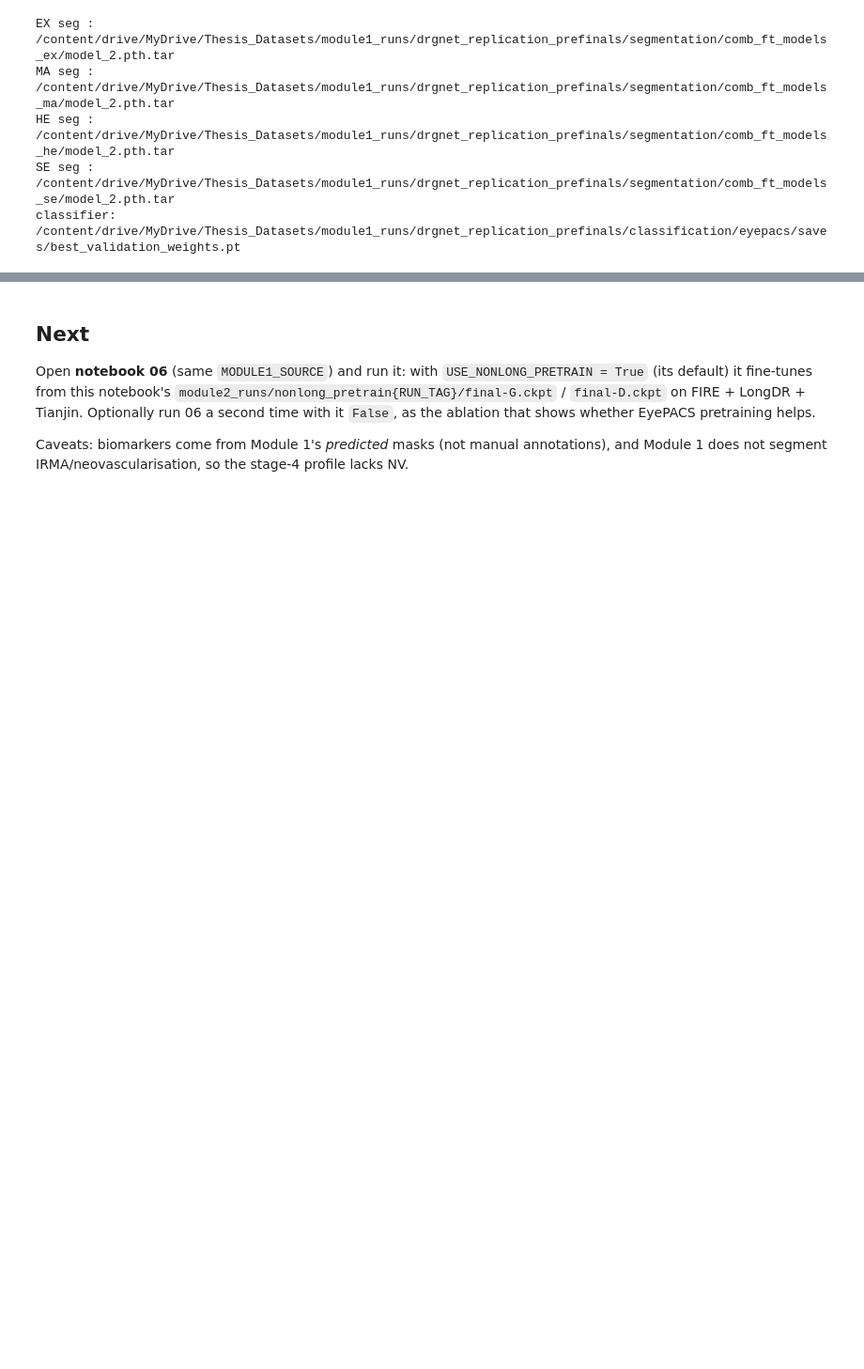
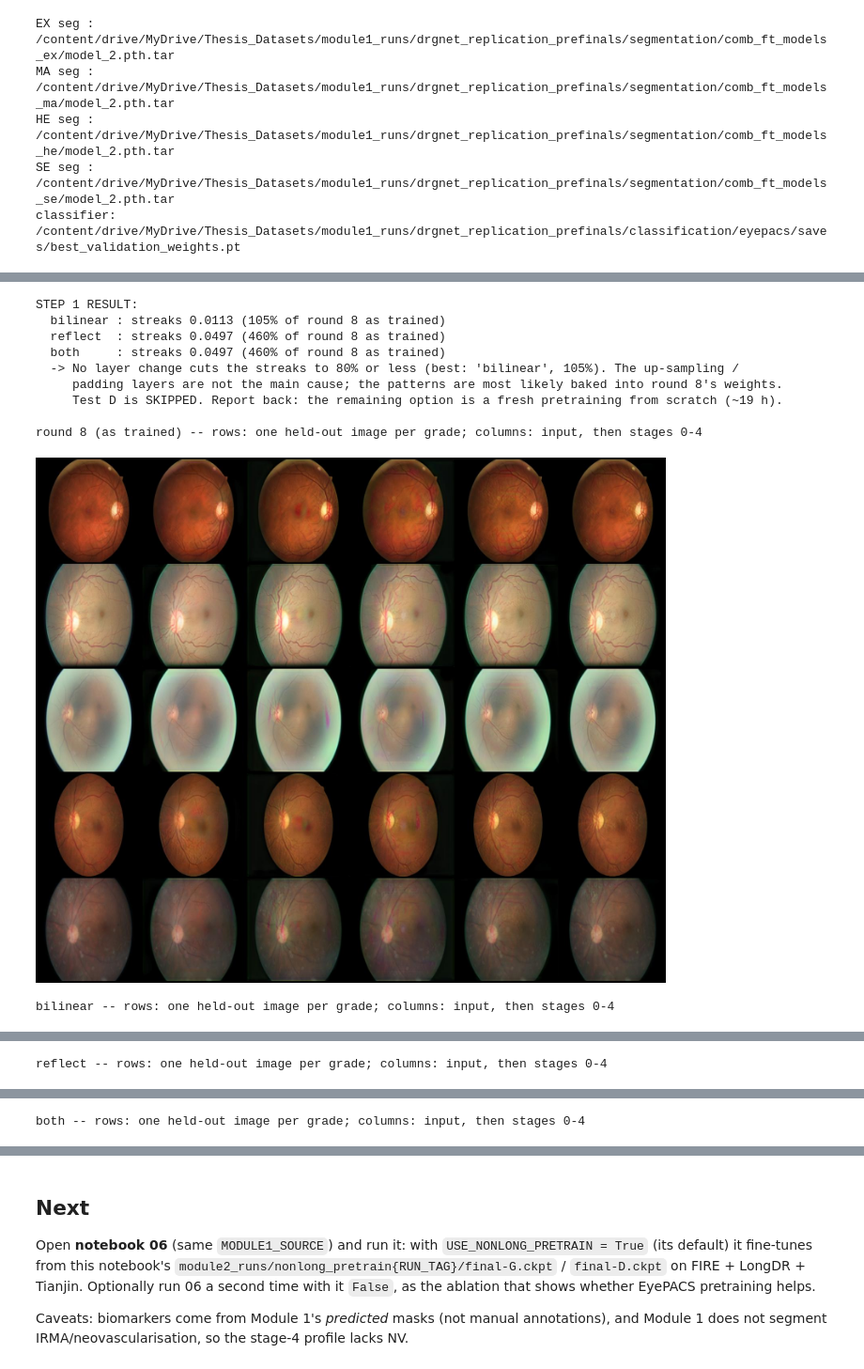
Before and after one commit to Mieka068/DRProgression, a Jupyter notebook: M2-DRProgression-VerM-module1-fgadr-poc/outputs/09_eyepacs_module1_and_module2_pretrain_colab_(5).ipynb, the cells around one changed output, grey strips where cells are left out. Shown at 94% size. Saved outputs shown, nothing was run; the diff lists cells and outputs as text; code cells hidden in the pictures; blank space fills up the shorter version.

Commit message:
9th round run - test D

```diff
--- a/M2-DRProgression-VerM-module1-fgadr-poc/outputs/09_eyepacs_module1_and_module2_pretrain_colab_(5).ipynb
+++ b/M2-DRProgression-VerM-module1-fgadr-poc/outputs/09_eyepacs_module1_and_module2_pretrain_colab_(5).ipynb
@@ -501,0 +573,11 @@ STAGE_CONTROL_JSON = os.path.join(NONLONG_DIR, 'stage_control_check.json')
+# %%
+# Round 9: round 8's pretrained Generator through the same check (~5 min, once; reused after). The numbers every test run
+# is compared against. Written to round9_pretrain_tests/ -- round 8's own folder is not touched.
+R8_CHECK_JSON = os.path.join(TESTS_DIR, 'stage_check_r8.json')
+if PRETRAIN_MODE != 'tests':
+    print('Skipped (PRETRAIN_MODE = "full")')
+elif check_is_current(R8_CHECK_JSON) and os.path.isfile(R8_CHECK_JSON.replace('.json', '.jpg')):
+    print('✓ Reusing', R8_CHECK_JSON)
+else:
+    assert os.path.isfile(os.path.join(R8_NONLONG_DIR, 'final-G.ckpt')), f'round 8 pretraining not found in {R8_NONLONG_DIR}'
+    stage_check(os.path.join(R8_NONLONG_DIR, 'final-G.ckpt'), R8_CHECK_JSON, grid=R8_CHECK_JSON.replace('.json', '.jpg'))
@@ -501,0 +602,55 @@ STAGE_CONTROL_JSON = os.path.join(NONLONG_DIR, 'stage_control_check.json')
+# %%
+# Round 9 STEP 1 -- Generator layers, NO training (~5 min per variant, once; reused after). Tests A and B left the streaks
+# unchanged, and the patterns sit in the same places in every image (edge bar, crosshatch, wavy bands) -- typical of the
+# Generator's layers, not of its losses. Round 8's Generator is rendered three more ways, same weights:
+#   bilinear  smooth up-sampling instead of nearest-neighbour (blocky up-sampling makes grid / wave patterns)
+#   reflect   mirror padding at the borders instead of zeros (zero padding makes the border look different -> edge bars)
+#   both
+# The variant with the fewest streaks is used for test D if it cuts round 8's streaks to <= RENDER_FIX (80 %).
+from IPython.display import Image as IPImage, display
+import pandas as pd
+if PRETRAIN_MODE != 'tests':
+    print('Skipped (PRETRAIN_MODE = "full")')
+else:
+    _r8_gen = os.path.join(R8_NONLONG_DIR, 'final-G.ckpt')
+    _step1 = {'round 8 (as trained)': R8_CHECK_JSON}
+    for _v, _fl in RENDER_VARIANTS.items():
+        _out = os.path.join(TESTS_DIR, f'stage_check_r8_{_v}.json')
+        _step1[_v] = _out
+        if check_is_current(_out) and os.path.isfile(_out.replace('.json', '.jpg')):
+            print('✓ Reusing', _out)
+        else:
+            print(f'\n=== round 8 Generator with {_v} ===')
+            stage_check(_r8_gen, _out, _fl, grid=_out.replace('.json', '.jpg'))
+    _s1 = {k: json.load(open(p)) for k, p in _step1.items() if os.path.isfile(p)}
+    _rows = []
+    for k, r in _s1.items():
+        g = r['graders']['eyepacs']
+        cm = g['confusion_requested_x_graded']
+        _rows.append({'Generator': k, 'streaks (mean)': round(r['mean_streak_redness'], 4),
+                      **{f'streaks {s}': round(v, 4) for s, v in r['streak_redness'].items()},
+                      'tint (mean)': round(r['mean_tint'], 4),
+                      'no-change: grade changed': f"{r['no_change']['grade_changed_rate']['eyepacs']:.0%}",
+                      'stage ctrl (mean)': f"{g['mean_agreement']:.0%}", '0 -> graded 4': f"{cm[0][4] / max(sum(cm[0]), 1):.0%}"})
+    display(pd.DataFrame(_rows))
+    _base = _s1['round 8 (as trained)']['mean_streak_redness']
+    _best = min(RENDER_VARIANTS, key=lambda v: _s1[v]['mean_streak_redness'])
+    _ratio = _s1[_best]['mean_streak_redness'] / _base
+    print('\nSTEP 1 RESULT:')
+    for v in RENDER_VARIANTS:
+        print(f"  {v:9s}: streaks {_s1[v]['mean_streak_redness']:.4f} ({_s1[v]['mean_streak_redness'] / _base:.0%} of round 8 as trained)")
+    if _ratio <= RENDER_FIX:
+        json.dump({'variant': _best, 'flags': RENDER_VARIANTS[_best], 'streaks_vs_round8': _ratio}, open(RENDER_CHOICE_JSON, 'w'), indent=2)
+        print(f"  -> '{_best}' cuts the streaks to {_ratio:.0%} with NO retraining: these Generator layers are part of the cause.")
+        print(f"     Test D = A + '{_best}' (it trains next if TEST_RUN = 'D'), so the Generator can adapt to the change.")
+    else:
+        json.dump({'variant': None, 'best': _best, 'streaks_vs_round8': _ratio}, open(RENDER_CHOICE_JSON, 'w'), indent=2)
+        print(f"  -> No layer change cuts the streaks to {RENDER_FIX:.0%} or less (best: '{_best}', {_ratio:.0%}). The up-sampling /")
+        print("     padding layers are not the main cause; the patterns are most likely baked into round 8's weights.")
+        print("     Test D is SKIPPED. Report back: the remaining option is a fresh pretraining from scratch (~19 h).")
+    for k, p in _step1.items():
+        _g = p.replace('.json', '.jpg')
+        if os.path.isfile(_g):
+            print(f'\n{k} -- rows: one held-out image per grade; columns: input, then stages 0-4')
+            display(IPImage(_g, width=900))
+# %% [output]
@@ -501,0 +679,11 @@ STAGE_CONTROL_JSON = os.path.join(NONLONG_DIR, 'stage_control_check.json')
+STEP 1 RESULT:
+  bilinear : streaks 0.0113 (105% of round 8 as trained)
+  reflect  : streaks 0.0497 (460% of round 8 as trained)
+  both     : streaks 0.0497 (460% of round 8 as trained)
+  -> No layer change cuts the streaks to 80% or less (best: 'bilinear', 105%). The up-sampling /
+     padding layers are not the main cause; the patterns are most likely baked into round 8's weights.
+     Test D is SKIPPED. Report back: the remaining option is a fresh pretraining from scratch (~19 h).
+
+round 8 (as trained) -- rows: one held-out image per grade; columns: input, then stages 0-4
+[figure, added]
+bilinear -- rows: one held-out image per grade; columns: input, then stages 0-4
@@ -501,0 +691 @@ STAGE_CONTROL_JSON = os.path.join(NONLONG_DIR, 'stage_control_check.json')
+reflect -- rows: one held-out image per grade; columns: input, then stages 0-4
@@ -501,0 +693 @@ STAGE_CONTROL_JSON = os.path.join(NONLONG_DIR, 'stage_control_check.json')
+both -- rows: one held-out image per grade; columns: input, then stages 0-4
```
Also changed, not shown: parts of 15 cells of this notebook.
